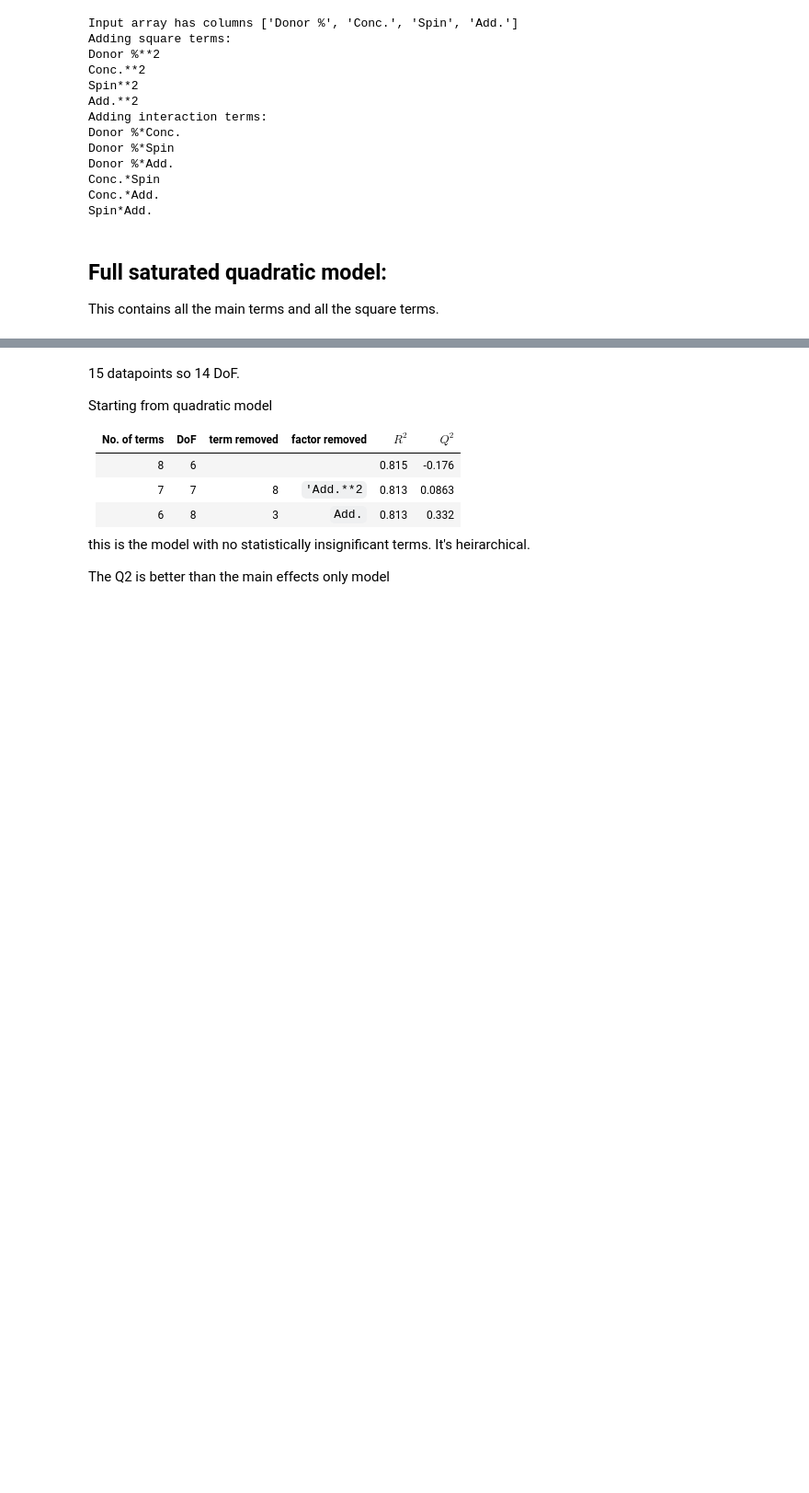
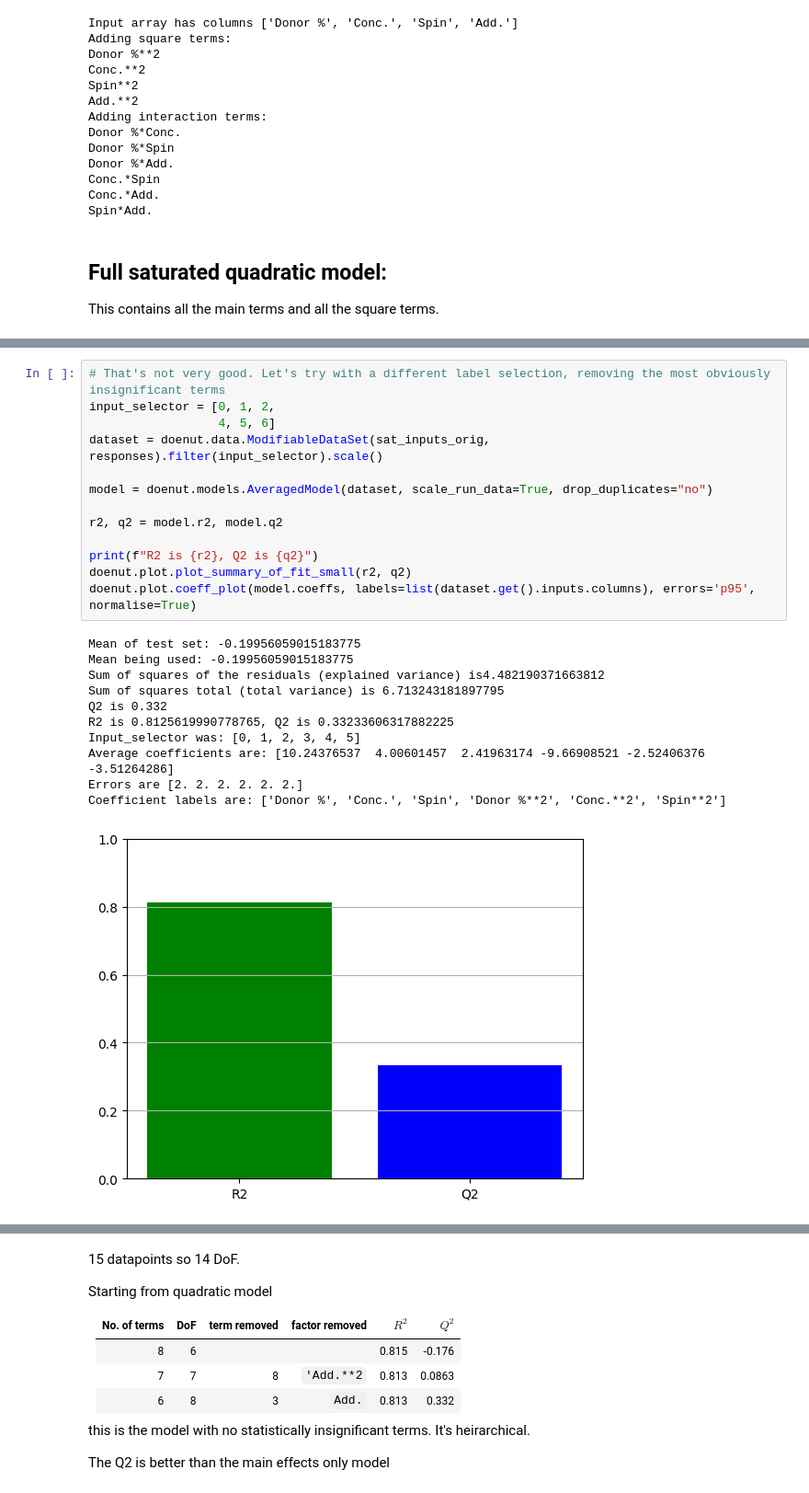
Before and after one commit to ellagale/doenut, a Jupyter notebook: Tutorials/Solar Cells/Test 2 Answers.ipynb, the cells around one changed output, grey strips where cells are left out. Shown at 92% size. Cells and saved outputs as stored; diff of their text form; blank space fills up the shorter version.

```diff
--- a/Tutorials/Solar Cells/Test 2 Answers.ipynb
+++ b/Tutorials/Solar Cells/Test 2 Answers.ipynb
@@ -271,0 +211,25 @@ Coefficient labels are: ['Donor %', 'Conc.', 'Spin', 'Donor %**2', 'Conc.**2', '
+# %%
+# That's not very good. Let's try with a different label selection, removing the most obviously insignificant terms
+input_selector = [0, 1, 2,
+                  4, 5, 6]
+dataset = doenut.data.ModifiableDataSet(sat_inputs_orig, responses).filter(input_selector).scale()
+
+model = doenut.models.AveragedModel(dataset, scale_run_data=True, drop_duplicates="no")
+
+r2, q2 = model.r2, model.q2
+
+print(f"R2 is {r2}, Q2 is {q2}")
+doenut.plot.plot_summary_of_fit_small(r2, q2)
+doenut.plot.coeff_plot(model.coeffs, labels=list(dataset.get().inputs.columns), errors='p95', normalise=True)
+# %% [output]
+Mean of test set: -0.19956059015183775
+Mean being used: -0.19956059015183775
+Sum of squares of the residuals (explained variance) is4.482190371663812
+Sum of squares total (total variance) is 6.713243181897795
+Q2 is 0.332
+R2 is 0.8125619990778765, Q2 is 0.33233606317882225
+Input_selector was: [0, 1, 2, 3, 4, 5]
+Average coefficients are: [10.24376537  4.00601457  2.41963174 -9.66908521 -2.52406376 -3.51264286]
+Errors are [2. 2. 2. 2. 2. 2.]
+Coefficient labels are: ['Donor %', 'Conc.', 'Spin', 'Donor %**2', 'Conc.**2', 'Spin**2']
+[figure, added]
```
Also changed, not shown: parts of 16 cells of this notebook, 27 other files.
